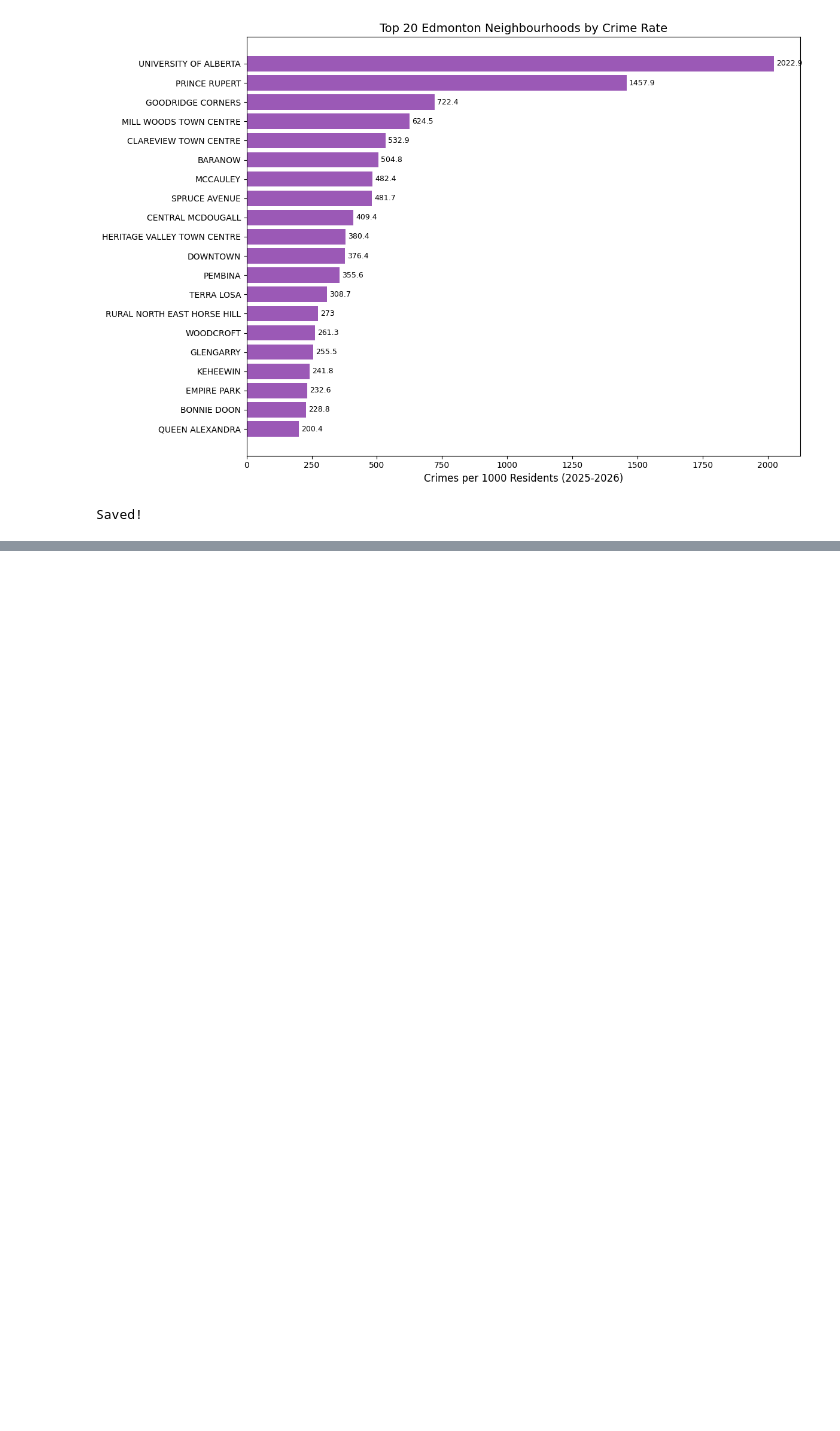
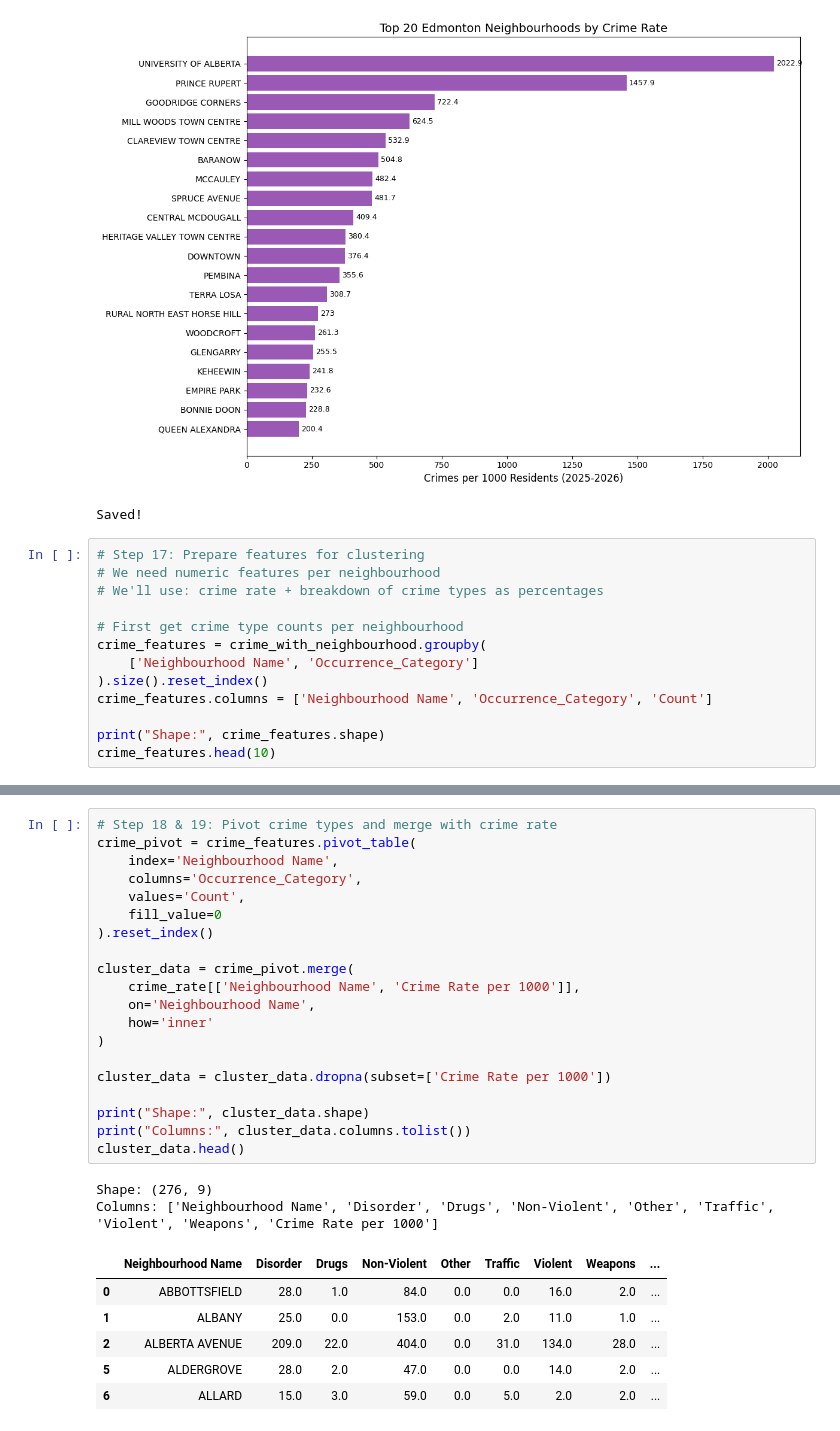
Before and after one commit to dladh/Edmonton-crime-analysis, a Jupyter notebook: notebooks/analysis.ipynb, the cells around one changed output, grey strips where cells are left out. Saved outputs shown, nothing was run; the diff lists cells and outputs as text; blank space fills up the shorter version.

```diff
--- a/notebooks/analysis.ipynb
+++ b/notebooks/analysis.ipynb
@@ -349,3 +370,16 @@ print("Saved!")
 # %% [output]
 [figure]
 Saved!
+# %%
+# Step 17: Prepare features for clustering
+# We need numeric features per neighbourhood
+# We'll use: crime rate + breakdown of crime types as percentages
+
+# First get crime type counts per neighbourhood
+crime_features = crime_with_neighbourhood.groupby(
+    ['Neighbourhood Name', 'Occurrence_Category']
+).size().reset_index()
+crime_features.columns = ['Neighbourhood Name', 'Occurrence_Category', 'Count']
+
+print("Shape:", crime_features.shape)
+crime_features.head(10)
@@ -351,0 +399,29 @@ Saved!
+# %%
+# Step 18 & 19: Pivot crime types and merge with crime rate
+crime_pivot = crime_features.pivot_table(
+    index='Neighbourhood Name',
+    columns='Occurrence_Category',
+    values='Count',
+    fill_value=0
+).reset_index()
+
+cluster_data = crime_pivot.merge(
+    crime_rate[['Neighbourhood Name', 'Crime Rate per 1000']],
+    on='Neighbourhood Name',
+    how='inner'
+)
+
+cluster_data = cluster_data.dropna(subset=['Crime Rate per 1000'])
+
+print("Shape:", cluster_data.shape)
+print("Columns:", cluster_data.columns.tolist())
+cluster_data.head()
+# %% [output]
+Shape: (276, 9)
+Columns: ['Neighbourhood Name', 'Disorder', 'Drugs', 'Non-Violent', 'Other', 'Traffic', 'Violent', 'Weapons', 'Crime Rate per 1000']
+|  | Neighbourhood Name | Disorder | Drugs | Non-Violent | Other | Traffic | Violent | Weapons | ... |
+| 0 | ABBOTTSFIELD | 28.0 | 1.0 | 84.0 | 0.0 | 0.0 | 16.0 | 2.0 | ... |
+| 1 | ALBANY | 25.0 | 0.0 | 153.0 | 0.0 | 2.0 | 11.0 | 1.0 | ... |
+| 2 | ALBERTA AVENUE | 209.0 | 22.0 | 404.0 | 0.0 | 31.0 | 134.0 | 28.0 | ... |
+| 5 | ALDERGROVE | 28.0 | 2.0 | 47.0 | 0.0 | 0.0 | 14.0 | 2.0 | ... |
+| 6 | ALLARD | 15.0 | 3.0 | 59.0 | 0.0 | 5.0 | 2.0 | 2.0 | ... |
```
Also changed, not shown: parts of 12 cells of this notebook, 3 other files.
